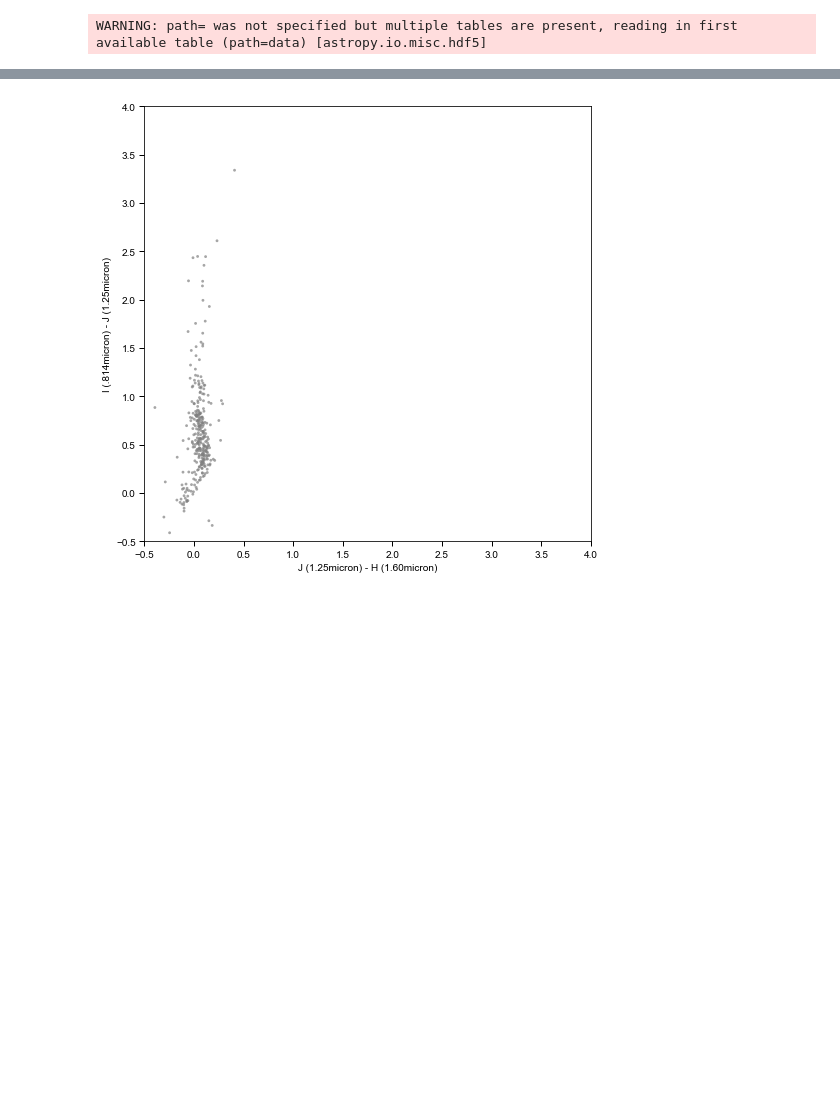
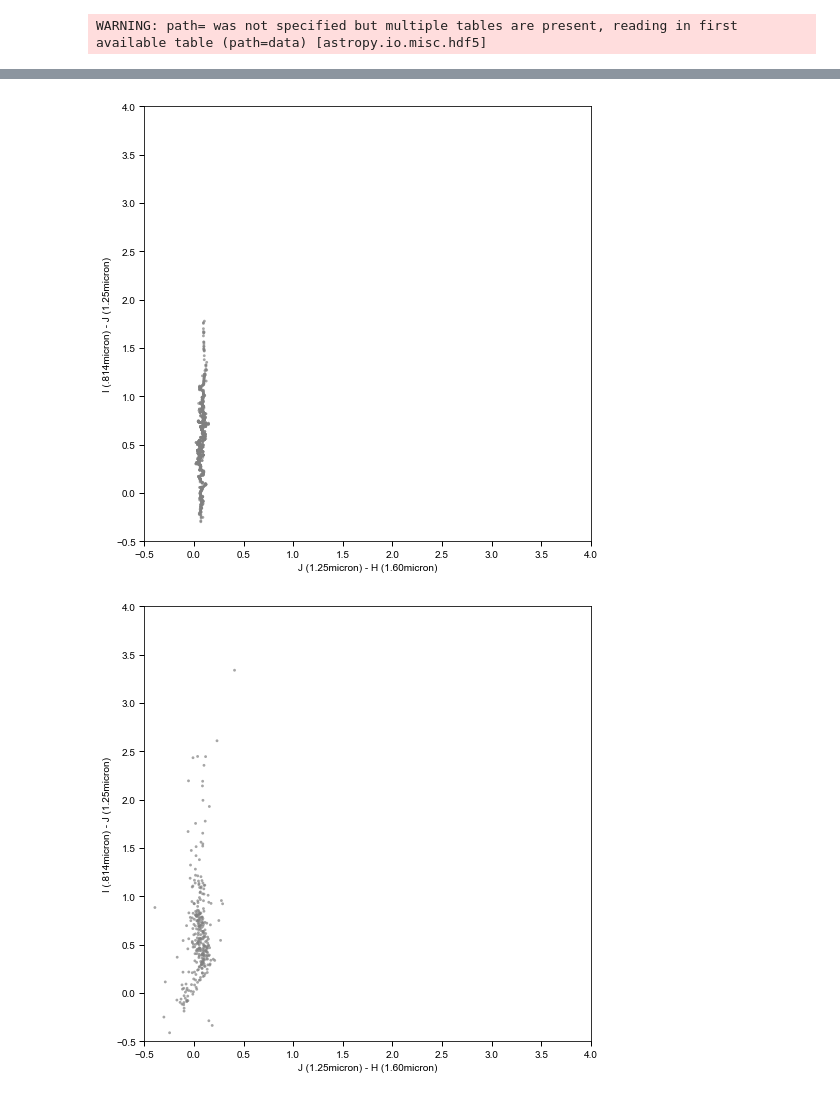
Before and after one commit to jztuan/SIP18, a Jupyter notebook: color_color_diagram_814_125_160-pt4.ipynb, the cells around one changed output, grey strips where cells are left out. Cells and saved outputs as stored; diff of their text form; code cells hidden in the pictures; blank space fills up the shorter version.

```diff
--- a/color_color_diagram_814_125_160-pt4.ipynb
+++ b/color_color_diagram_814_125_160-pt4.ipynb
@@ -162,0 +163,16 @@ plt.savefig('/Users/Andy/Desktop/IJH_pt4_gds_starlike.pdf')
+# %%
+data = [x for _,x in sorted(zip(f814_f125,f125_f160))]
+f814_f125 = np.sort(f814_f125)
+movingmedian_f814_f125 = np.array([])
+movingmedian_f125_f160 = np.array([])
+for i in range (0,1000):
+    data2 = np.array([])
+    for j in range(i,i+15):
+        data2 = np.append(data2,f814_f125[j])
+    movingmedian_f814_f125 = np.append(movingmedian_f814_f125,np.median(data2))
+for k in range (0,1000):
+    data3 = np.array([])
+    for l in range(k,k+15):
+        data3 = np.append(data3,f125_f160[l])
+    movingmedian_f125_f160 = np.append(movingmedian_f125_f160,np.median(data3))
+print movingmedian_f814_f125
@@ -163 +197,11 @@ plt.savefig('/Users/Andy/Desktop/IJH_pt4_gds_starlike.pdf')
+# %%
+fig=plt.figure(figsize=(8,8))
+plt.scatter(movingmedian_f125_f160,movingmedian_f814_f125,c='gray',edgecolors='none',s=8,alpha=0.7)
+plt.xlim(-0.5,4)
+plt.ylim(-0.5,4)
+plt.xlabel('J (1.25micron) - H (1.60micron)')
+plt.ylabel('I (.814micron) - J (1.25micron)')
+plt.savefig('/Users/Andy/Desktop/IJH_pt4_full_starlike_movingmedian.pdf')
+# %% [output]
+[figure, added]
 # %%
```
Also changed, not shown: parts of 11 cells of this notebook.
